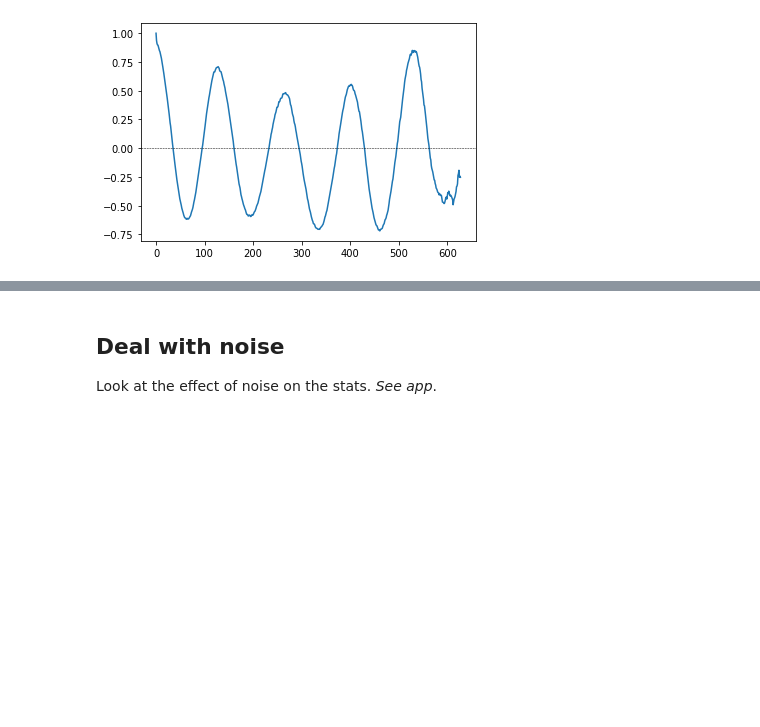
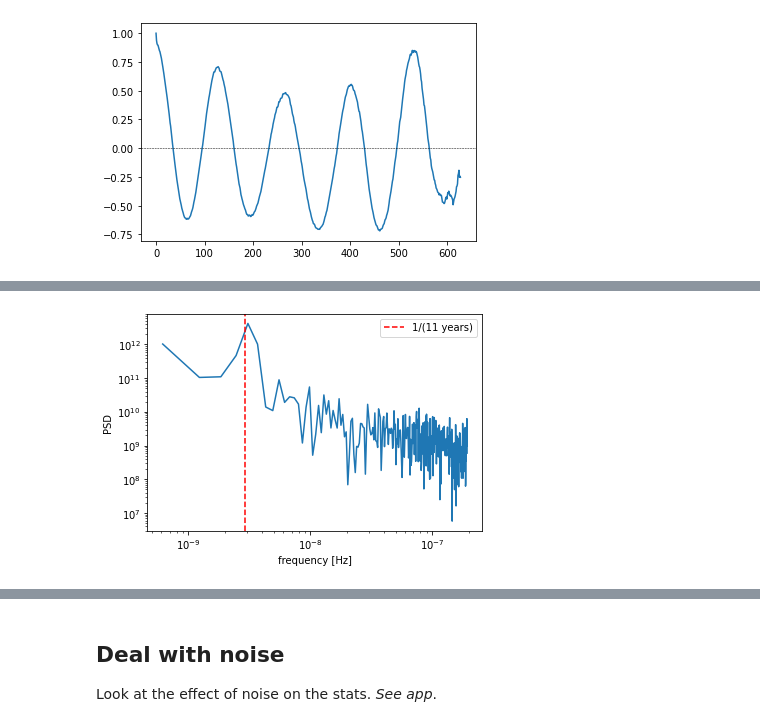
Before and after one commit to daniel-wrench/time_series_analysis, a Jupyter notebook: workshop_demo_sunspots.ipynb, the cells around one changed output, grey strips where cells are left out. Drawn from its saved outputs; the diff is of its cells as text; code cells hidden in the pictures; blank space fills up the shorter version.

```diff
--- a/workshop_demo_sunspots.ipynb
+++ b/workshop_demo_sunspots.ipynb
@@ -101,13 +164,15 @@ Insert equation
 # %%
 s_in_month = (60*60*24*30)
 fs = 1/s_in_month
 f, Pxx_den = signal.periodogram(x=ts.SN, fs=fs)
-plt.semilogx(f, Pxx_den)
+plt.loglog(f[1:], Pxx_den[1:])
 plt.axvline(1/(s_in_month*12*11), color='red', linestyle='--', label='1/(11 years)')
 plt.legend()
 plt.xlabel('frequency [Hz]')
 plt.ylabel('PSD')
 plt.show()
+# %% [output]
+[figure, added]
 # %%
 peak_f = f[Pxx_den==Pxx_den.max()]
 peak_period_s = 1/peak_f
```
Also changed, not shown: parts of 48 cells of this notebook.
